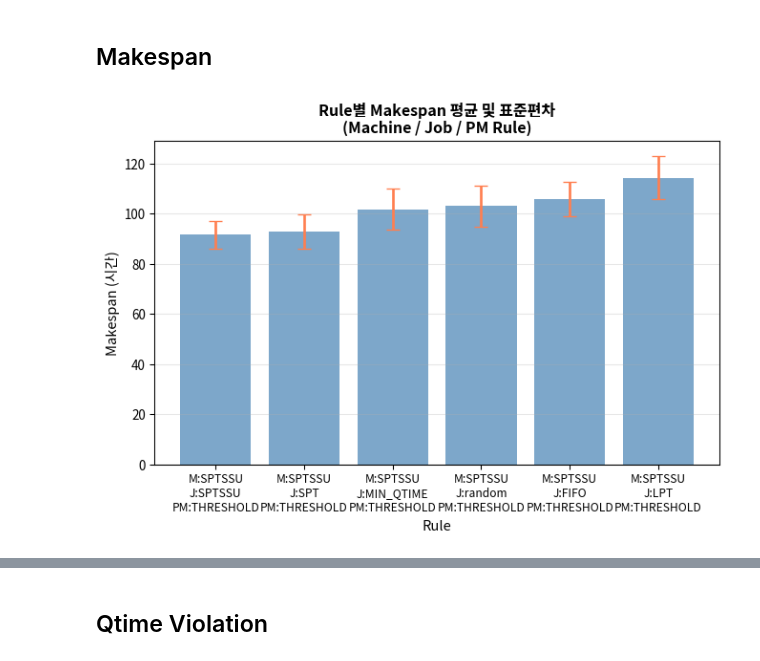
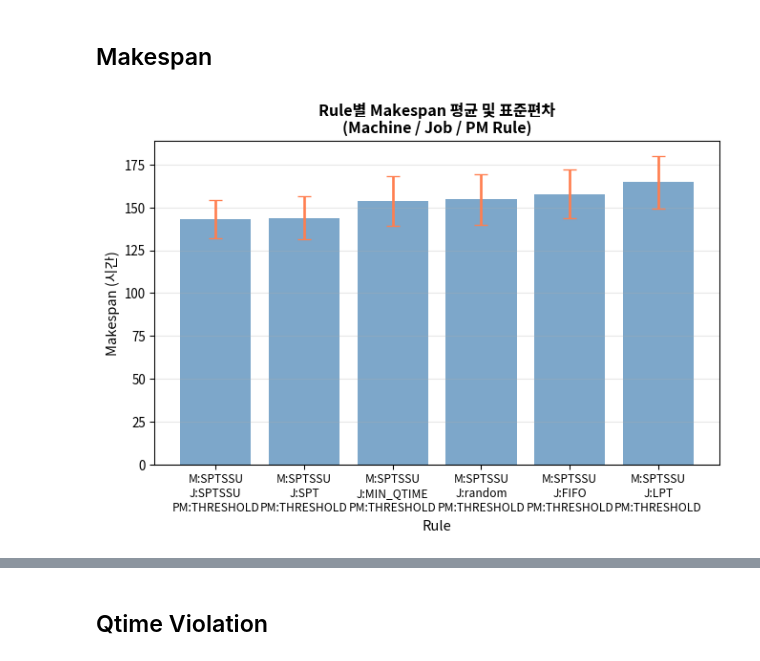
Before and after one commit to cryscham123/simulation_teamwork, a Jupyter notebook: result_compare.ipynb, the cells around one changed output, grey strips where cells are left out. Saved outputs shown, nothing was run; the diff lists cells and outputs as text; code cells hidden in the pictures.

```diff
--- a/result_compare.ipynb
+++ b/result_compare.ipynb
@@ -63,7 +63,7 @@ def run_simulation(machine_rule, job_rule, pm_rule):
 # %% [markdown]
 ## 룰별 N회 시뮬레이션 평균 비교
 # %%
-N_RUNS = 500
+N_RUNS = 1000
 MACHINE_RULES = [
     'SPTSSU'
 ]
@@ -87,7 +87,18 @@ for (machine_rule, job_rule, pm_rule, idx) in product(MACHINE_RULES, JOB_RULES,
     job_log = log[log['resource'] == 'job']
     machine_log = log[log['resource'] == 'machine']
 
-    makespan = job_log.groupby('id')['finish'].max()
+    makespan = job_log.groupby('id')['finish'].max().max()
+    flowtime = job_log.groupby('id').apply(lambda x: x['finish'].max() - x['start'].min())
+    job_type_map = data['jobs'].set_index('job_id')['job_type']
+    flowtime = flowtime.to_frame(name='flowtime').join(job_type_map, on='id')
+    flowtime = flowtime.groupby('job_type')['flowtime'].mean()
+
+    completed = job_log.groupby('id')['finish'].max()
+    job_duetime_map = data['jobs'].set_index('job_id')['due_date']
+    tardiness = completed.to_frame(name='completed').join(job_duetime_map, on='id')
+    tardiness = (tardiness['completed'] - tardiness['due_date']).apply(lambda x: max(x, 0)).to_frame(name='tardiness')
+    tardiness = tardiness.join(job_type_map, on='id')
+    tardiness = tardiness.groupby('job_type')['tardiness'].mean()
 
     qtime_violations = job_log[job_log['event'] == 'qtime_over']
     qtime_violations = sum(qtime_violations['finish'] - qtime_violations['start'])
@@ -95,49 +106,51 @@ for (machine_rule, job_rule, pm_rule, idx) in product(MACHINE_RULES, JOB_RULES,
     n_pm = len(machine_log[machine_log['event'] == 'PM'])
     n_repairs = len(machine_log[machine_log['event'] == 'repairing'])
 
-    # 앞으로 추가할 후보:
-    # 1. job type별 대기, 셋업, 프로세스, qtime_violation 평균 시간
-    # 2. machine 그룹별 평균 utilization, idle time, PM time, repair time
+    utilization = machine_log[machine_log['event'] == 'working'].groupby('id').apply(lambda x: (x['finish'] - x['start']).sum() / makespan)
+    machine_group_map = data['machines'].set_index('machine_id')['machine_group']
+    utilization = utilization.to_frame(name='utilization').join(machine_group_map, on='id')
+    utilization = utilization.groupby('machine_group')['utilization'].mean()
+
     metrics.append({
         'machine_rule': machine_rule,
         'job_rule': job_rule,
         'pm_rule': pm_rule,
         'try': idx + 1,
         'makespan': makespan,
+        'flowtime': flowtime,
+        'tardiness': tardiness,
         'qtime_violations': qtime_violations,
         'n_pm': n_pm,
         'n_repairs': n_repairs,
+        'utilization': utilization
     })
 metrics_df = pd.DataFrame(metrics)
 # %% [markdown]
 ## Makespan
 # %%
-# makespan 값을 각 행에 대해 평균으로 계산
-metrics_df['makespan_mean'] = metrics_df['makespan'].apply(lambda x: x.mean())
-
 fig, ax = plt.subplots()
 
 # Rule별 Makespan 평균 및 표준편차 (machine_rule, job_rule, pm_rule별로 그룹화)
 makespan_stats = metrics_df.groupby(['machine_rule', 'job_rule', 'pm_rule']).agg({
-    'makespan_mean': ['mean', 'std']
+    'makespan': ['mean', 'std']
 }).droplevel(0, axis=1).sort_values('mean')
 
 # Barplot with error bars
 x_pos = range(len(makespan_stats))
 ax.bar(x_pos, makespan_stats['mean'], yerr=makespan_stats['std'],
        capsize=5, alpha=0.7, color='steelblue', error_kw={'linewidth': 2, 'ecolor': 'coral'})
 
 ax.set_xlabel('Rule', fontsize=11)
 ax.set_ylabel('Makespan (시간)', fontsize=11)
 ax.set_title('Rule별 Makespan 평균 및 표준편차\n(Machine / Job / PM Rule)', fontsize=12, fontweight='bold')
 ax.set_xticks(x_pos)
 
 # 라벨 생성: Machine Rule / Job Rule / PM Rule 형식
 rule_labels = [f"M:{idx[0]}\nJ:{idx[1]}\nPM:{idx[2]}" for idx in makespan_stats.index]
 ax.set_xticklabels(rule_labels, fontsize=9)
 ax.grid(True, alpha=0.3, axis='y')
 
 plt.tight_layout()
 plt.show()
 # %% [output]
-[figure, old version]
+[figure, new version]
```
Also changed, not shown: parts of 6 cells of this notebook, 4 other files.
